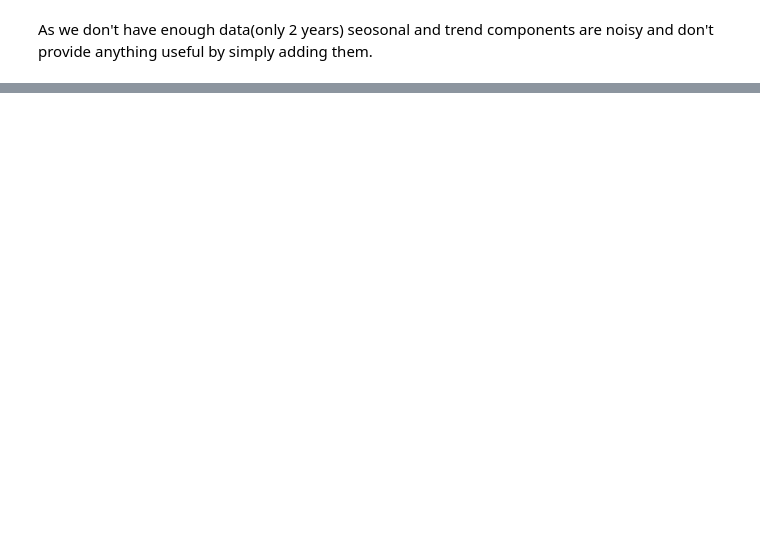
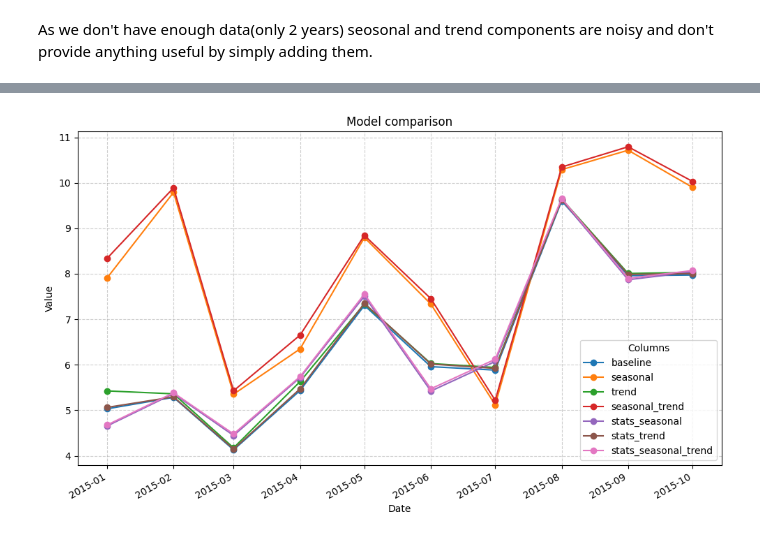
Before and after one commit to serega-maslo/Predict-Future-Sales, a Jupyter notebook: notebooks/baseline_model_evaluation.ipynb, the cells around one changed output, grey strips where cells are left out. Drawn from its saved outputs; the diff is of its cells as text; code cells hidden in the pictures; blank space fills up the shorter version.

```diff
--- a/notebooks/baseline_model_evaluation.ipynb
+++ b/notebooks/baseline_model_evaluation.ipynb
@@ -46,0 +112,4 @@ subm_df = ForSubmissionLoader(raw_data_path=raw_path, cache_path=processed_path,
+# %%
+stats_trend_results = log_validation(final_df, StatsTrendModel, models_path, model_name="StatsTrendModel", start=0, window_size=-1)
+stats_trend_results12 = log_validation(final_df, StatsTrendModel, models_path, model_name="StatsTrendModel12", start=0, window_size=12)
+stats_trend_results24 = log_validation(final_df, StatsTrendModel, models_path, model_name="StatsTrendModel24", start=0, window_size=24)
@@ -46,0 +123,4 @@ subm_df = ForSubmissionLoader(raw_data_path=raw_path, cache_path=processed_path,
+# %%
+stats_seasonal_trend_results = log_validation(final_df, StatsSeasonalTrendModel, models_path, model_name="StatsSeasonalTrendModel", start=0, window_size=-1)
+stats_seasonal_trend_results12 = log_validation(final_df, StatsSeasonalTrendModel, models_path, model_name="StatsSeasonalTrendModel12", start=0, window_size=12)
+stats_seasonal_trend_results24 = log_validation(final_df, StatsSeasonalTrendModel, models_path, model_name="StatsSeasonalTrendModel24", start=0, window_size=24)
@@ -157,0 +268,17 @@ As we don't have enough data(only 2 years) seosonal and trend components are noi
+# %%
+def rmse_by_month(df):
+    return df.groupby("date_block_num").apply(
+        lambda x: root_mean_squared_error(x["true_ans"], x["item_cnt_day"])
+    )
+# %%
+compare_24 = pd.DataFrame({
+    "baseline": rmse_by_month(baseline_results24),
+    "seasonal": rmse_by_month(seasonal_results24),
+    "trend": rmse_by_month(trend_results24),
+    "seasonal_trend": rmse_by_month(seasonal_trend_results24),
+    "stats_seasonal": rmse_by_month(stats_seasonal_results24),
+    "stats_trend": rmse_by_month(stats_trend_results24),
+    "stats_seasonal_trend": rmse_by_month(stats_seasonal_trend_results24),
+})
+compare_24.index = pd.date_range('2015-01-01', periods=len(compare_24), freq='MS').strftime('%Y-%m')
+compare_24
@@ -157,0 +308,4 @@ As we don't have enough data(only 2 years) seosonal and trend components are noi
+# %%
+plot_time_dataframe(compare_24, 'Model comparison')
+# %% [output]
+[figure, added]
```
Also changed, not shown: parts of 28 cells of this notebook, 53 other files.
